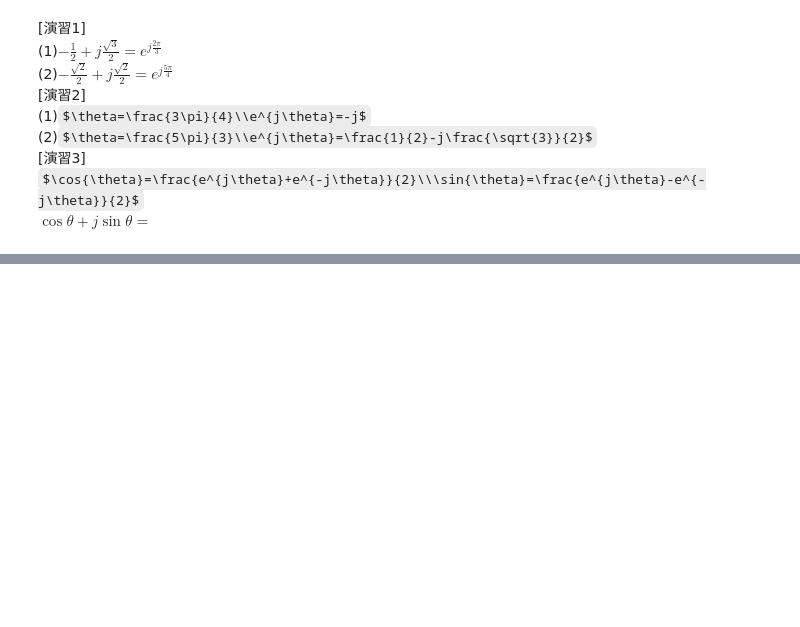
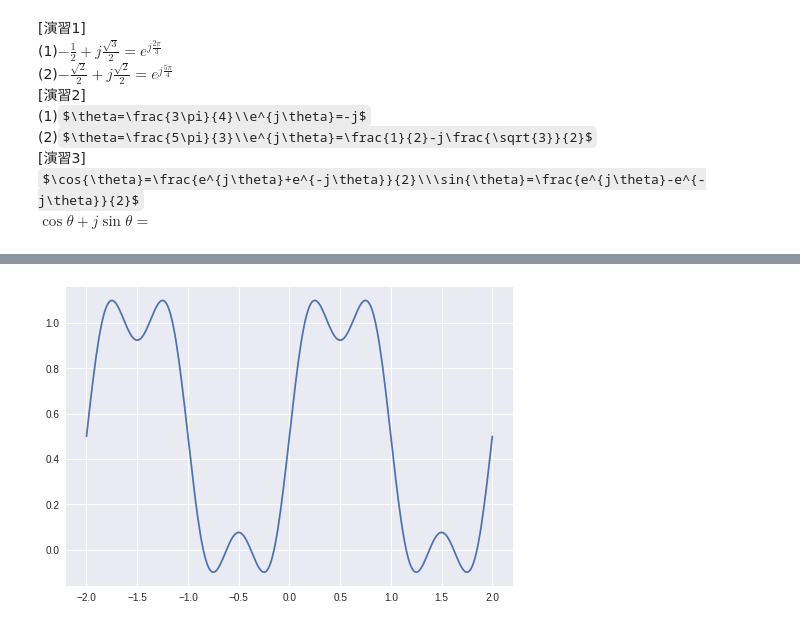
Before and after one commit to sakakendo/notebook, a Jupyter notebook: apm1_5.ipynb, the cells around one changed output, grey strips where cells are left out. Cells and saved outputs as stored; diff of their text form; code cells hidden in the pictures; some formulas as TeX source; blank space fills up the shorter version.

```diff
--- a/apm1_5.ipynb
+++ b/apm1_5.ipynb
@@ -28,0 +42,11 @@ $C_n=$
+# %%
+#@title (4)
+import numpy as np
+import matplotlib.pylab as plt
+
+x=np.linspace(-2,2,300)
+y=1/2+2/np.pi*np.sin(np.pi*x)+2/(3*np.pi)*np.sin(3*np.pi*x)
+plt.plot(x,y)
+plt.show()
+# %% [output]
+[figure, added]
```
Also changed, not shown: parts of 3 cells of this notebook.
